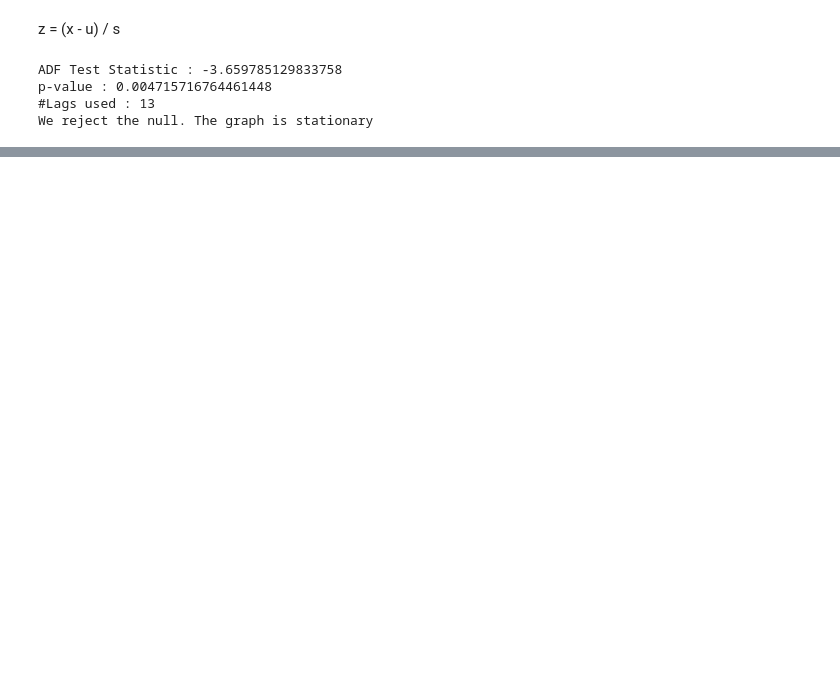
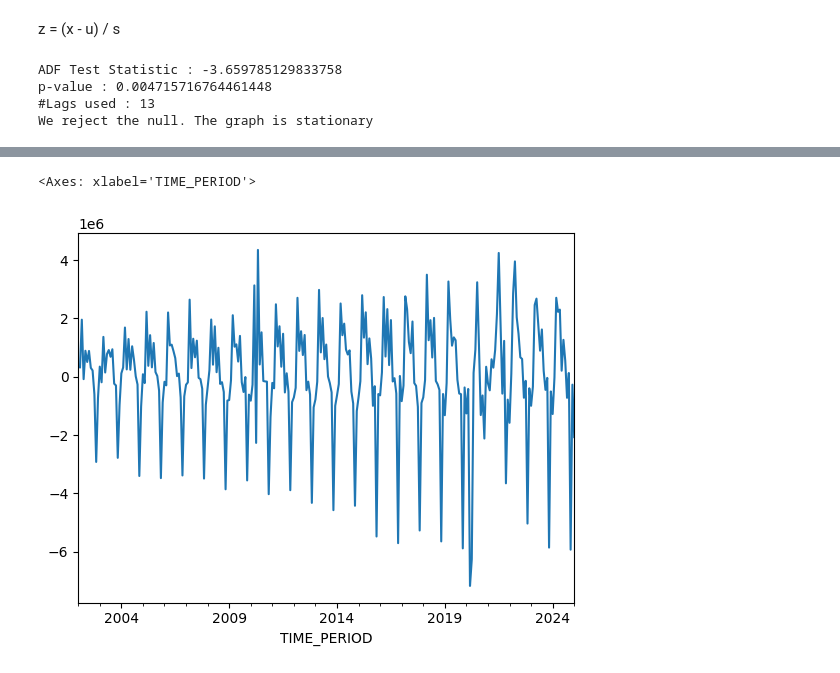
Before and after one commit to Hassan3924/Air-Passenger-Time-Series, a Jupyter notebook: airpassenger.ipynb, the cells around one changed output, grey strips where cells are left out. Drawn from its saved outputs; the diff is of its cells as text; code cells hidden in the pictures; blank space fills up the shorter version.

```diff
--- a/airpassenger.ipynb
+++ b/airpassenger.ipynb
@@ -304,3 +290,5 @@ ADF Test Statistic : -3.659785129833758
 p-value : 0.004715716764461448
 #Lags used : 13
 We reject the null. The graph is stationary
+# %%
+ob_cleaned['Total_Passengers_First_Difference'] = ob_cleaned['Total_Passengers'] - ob_cleaned['Total_Passengers'].shift(1)
@@ -306,0 +301,5 @@ We reject the null. The graph is stationary
+# %%
+ob_cleaned['Total_Passengers_First_Difference'].plot()
+# %% [output]
+<Axes: xlabel='TIME_PERIOD'>
+[figure, added]
```
Also changed, not shown: parts of 17 cells of this notebook.
